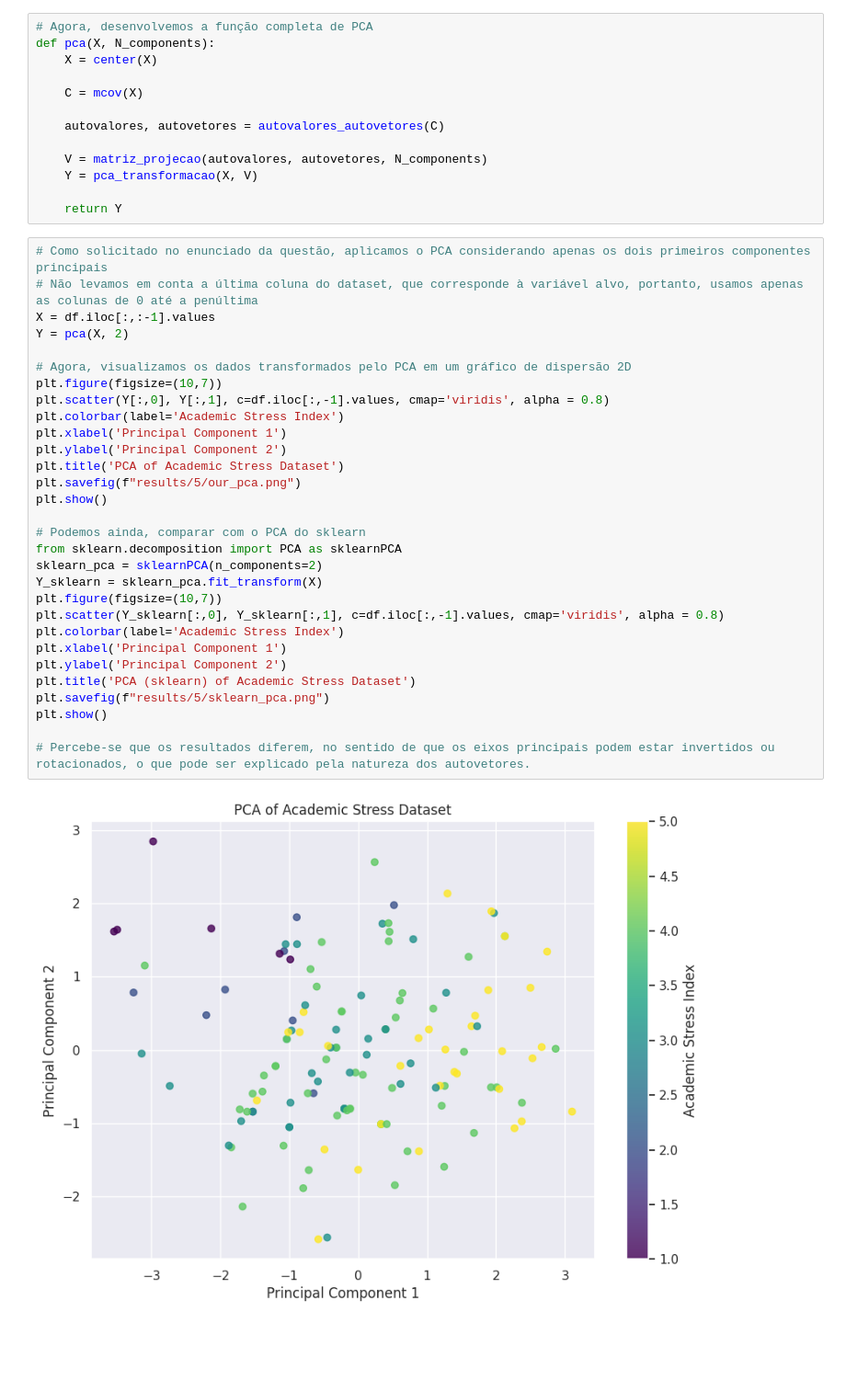
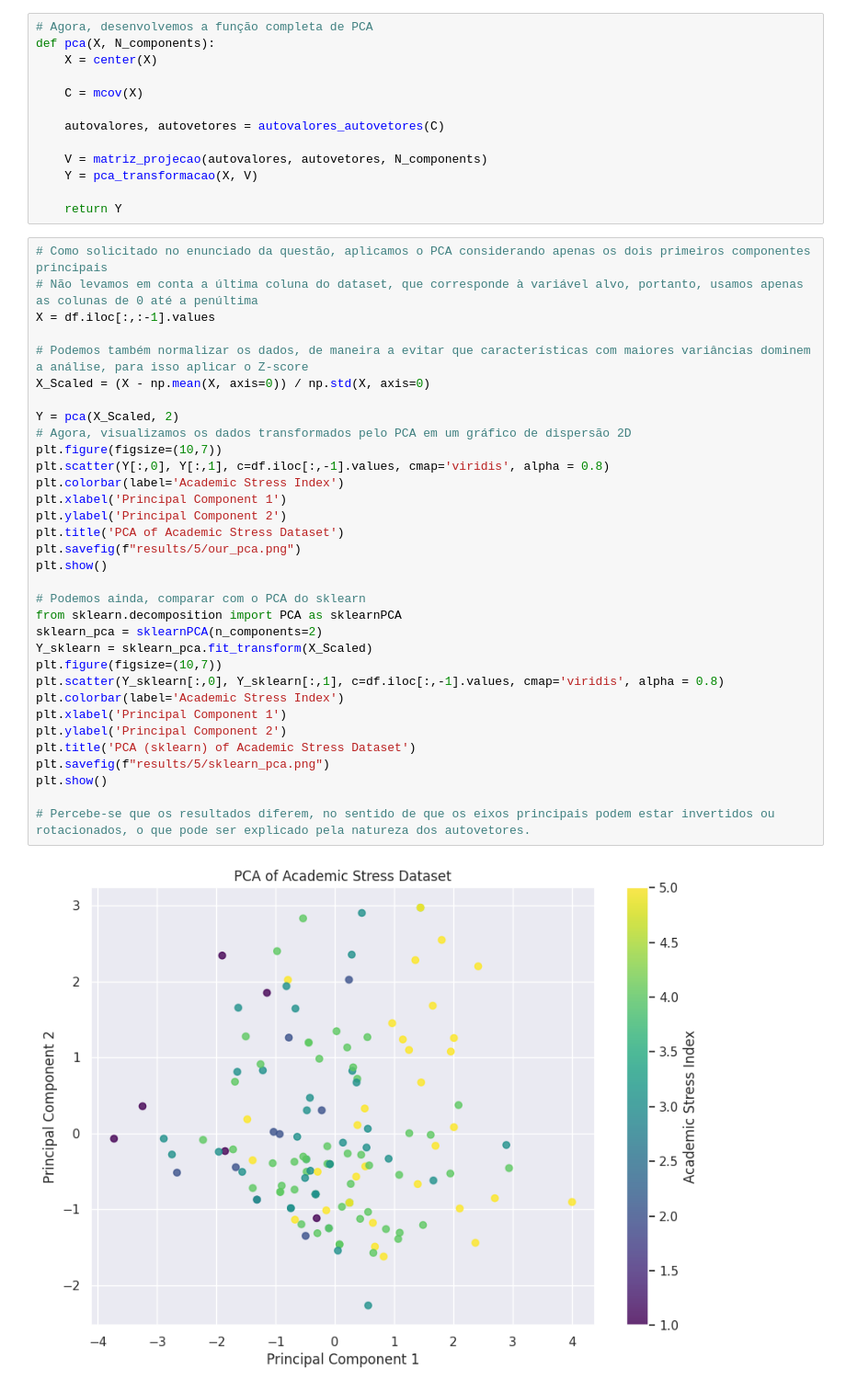
Before and after one commit to Felipecordeiiro/ICA, a Jupyter notebook: hw1/main.ipynb, the cells around one changed output. Shown at 92% size. Cells and saved outputs as stored; diff of their text form; blank space fills up the shorter version.

Commit message:
Normalização para o PCA adicionada

```diff
--- a/hw1/main.ipynb
+++ b/hw1/main.ipynb
@@ -654,32 +654,35 @@ def pca(X, N_components):
 # %%
 # Como solicitado no enunciado da questão, aplicamos o PCA considerando apenas os dois primeiros componentes principais
 # Não levamos em conta a última coluna do dataset, que corresponde à variável alvo, portanto, usamos apenas as colunas de 0 até a penúltima
 X = df.iloc[:,:-1].values
-Y = pca(X, 2)
 
+# Podemos também normalizar os dados, de maneira a evitar que características com maiores variâncias dominem a análise, para isso aplicar o Z-score
+X_Scaled = (X - np.mean(X, axis=0)) / np.std(X, axis=0)
+
+Y = pca(X_Scaled, 2)
 # Agora, visualizamos os dados transformados pelo PCA em um gráfico de dispersão 2D
 plt.figure(figsize=(10,7))
 plt.scatter(Y[:,0], Y[:,1], c=df.iloc[:,-1].values, cmap='viridis', alpha = 0.8)
 plt.colorbar(label='Academic Stress Index')
 plt.xlabel('Principal Component 1')
 plt.ylabel('Principal Component 2')
 plt.title('PCA of Academic Stress Dataset')
 plt.savefig(f"results/5/our_pca.png")
 plt.show()
 
 # Podemos ainda, comparar com o PCA do sklearn
 from sklearn.decomposition import PCA as sklearnPCA
 sklearn_pca = sklearnPCA(n_components=2)
-Y_sklearn = sklearn_pca.fit_transform(X)
+Y_sklearn = sklearn_pca.fit_transform(X_Scaled)
 plt.figure(figsize=(10,7))
 plt.scatter(Y_sklearn[:,0], Y_sklearn[:,1], c=df.iloc[:,-1].values, cmap='viridis', alpha = 0.8)
 plt.colorbar(label='Academic Stress Index')
 plt.xlabel('Principal Component 1')
 plt.ylabel('Principal Component 2')
 plt.title('PCA (sklearn) of Academic Stress Dataset')
 plt.savefig(f"results/5/sklearn_pca.png")
 plt.show()
 
 # Percebe-se que os resultados diferem, no sentido de que os eixos principais podem estar invertidos ou rotacionados, o que pode ser explicado pela natureza dos autovetores.
 # %% [output]
-[figure, old version]
+[figure, new version]
```
Also changed, not shown: parts of 4 cells of this notebook, 2 other files.
